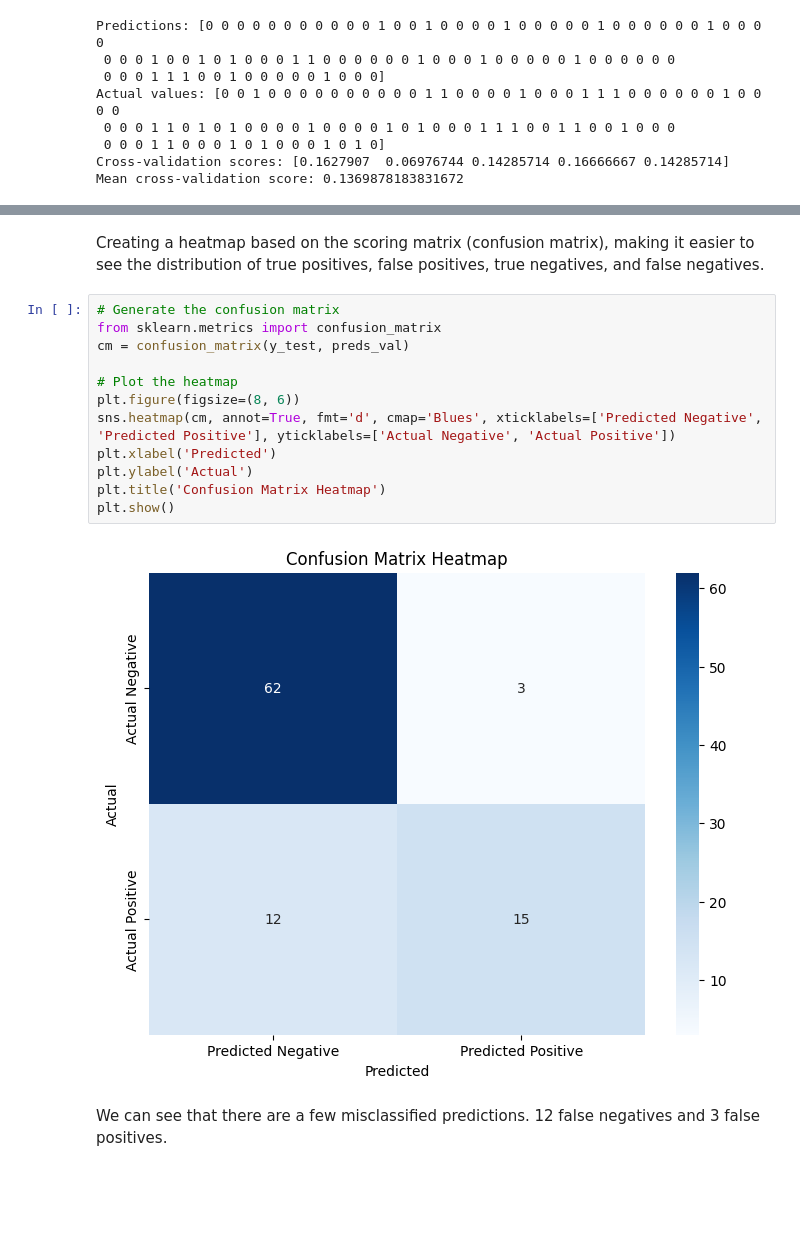
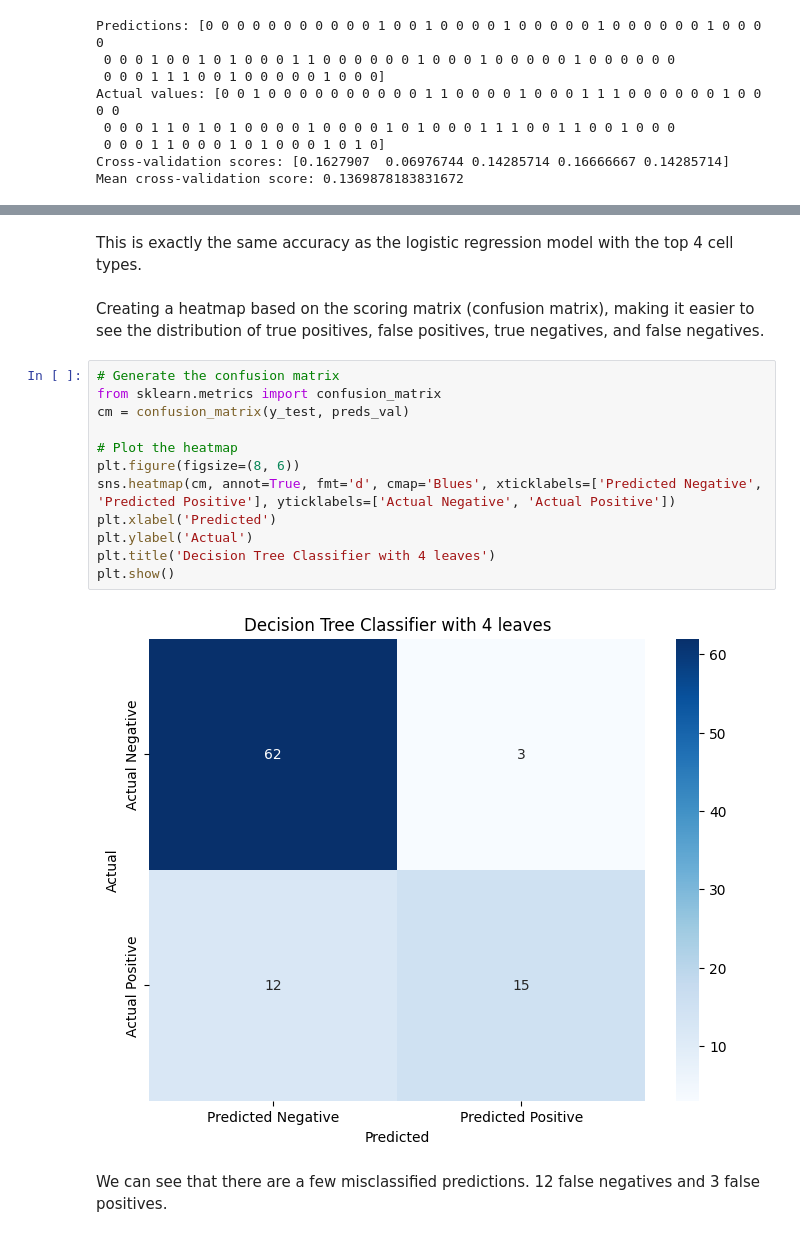
Before and after one commit to Mathis1012/Group-Project-Data, a Jupyter notebook: machine-learning-lsa.ipynb, the cells around one changed output, grey strips where cells are left out. Drawn from its saved outputs; the diff is of its cells as text; blank space fills up the shorter version.

```diff
--- a/machine-learning-lsa.ipynb
+++ b/machine-learning-lsa.ipynb
@@ -786,19 +815,21 @@ Mean cross-validation score: 0.1369878183831672
+# %% [markdown]
+This is exactly the same accuracy as the logistic regression model with the top 4 cell types.
 # %% [markdown]
 Creating a heatmap based on the scoring matrix (confusion matrix), making it easier to see the distribution of true positives, false positives, true negatives, and false negatives.
 # %%
 # Generate the confusion matrix
 from sklearn.metrics import confusion_matrix
 cm = confusion_matrix(y_test, preds_val)
 
 # Plot the heatmap
 plt.figure(figsize=(8, 6))
 sns.heatmap(cm, annot=True, fmt='d', cmap='Blues', xticklabels=['Predicted Negative', 'Predicted Positive'], yticklabels=['Actual Negative', 'Actual Positive'])
 plt.xlabel('Predicted')
 plt.ylabel('Actual')
-plt.title('Confusion Matrix Heatmap')
+plt.title('Decision Tree Classifier with 4 leaves')
 plt.show()
 # %% [output]
-[figure, old version]
+[figure, new version]
 # %% [markdown]
 We can see that there are a few misclassified predictions. 12 false negatives and 3 false positives.
 # %% [markdown]
```
Also changed, not shown: parts of 12 cells of this notebook.
